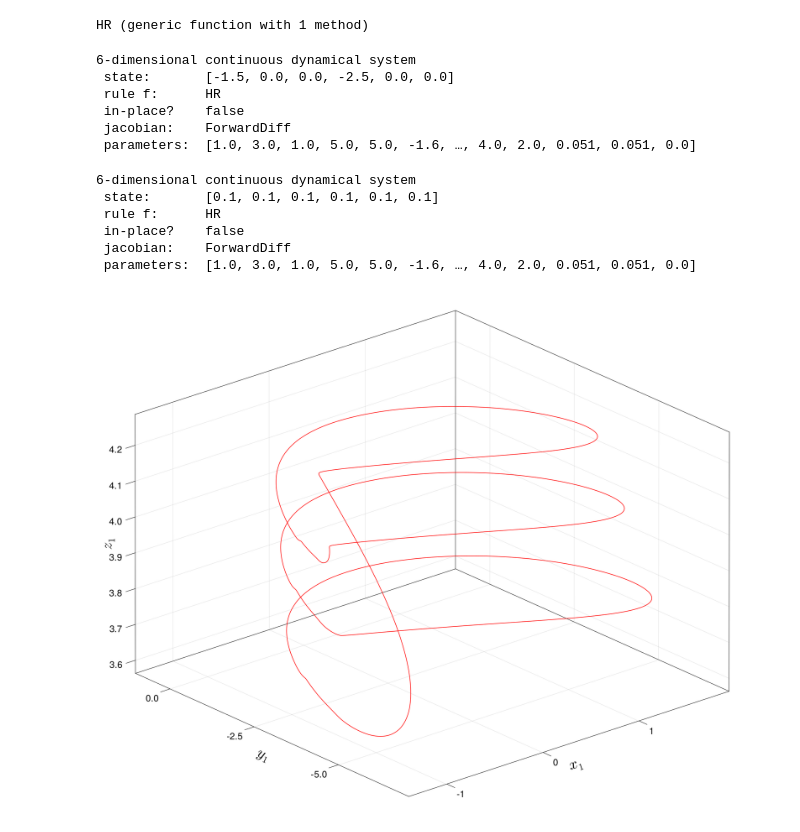
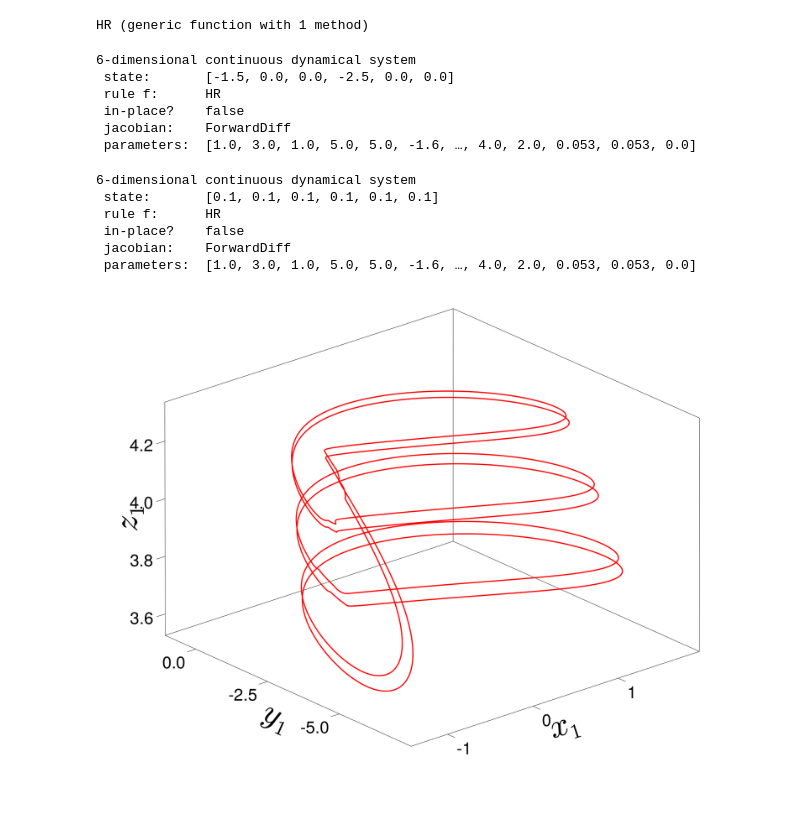
Before and after one commit to SergeyNovak777/dynamical-systems, a Jupyter notebook: Hindmarrh Rose/timeseries, projection/Projection, timeseries for orbit diagram from article.ipynb, the cells around one changed output. Saved outputs shown, nothing was run; the diff lists cells and outputs as text; code cells hidden in the pictures; blank space fills up the shorter version.

```diff
--- a/Hindmarrh Rose/timeseries, projection/Projection, timeseries for orbit diagram from article.ipynb
+++ b/Hindmarrh Rose/timeseries, projection/Projection, timeseries for orbit diagram from article.ipynb
@@ -28,7 +28,7 @@ HR (generic function with 1 method)
 # %%
 a = 1.; b = 3.; c = 1.; d = 5.;
 xr = -1.6; r = 0.01; s = 5.; I = 4.; xv = 2.;
-k1, k2 = 0.051, 0.051;
+k1, k2 = 0.053, 0.053;
 el_link = 0.0
 
 condition1 = SA[-1.5, 0.0, 0.0, -2.5, 0.0, 0.0]
@@ -49,7 +49,7 @@ ds_HR1
  rule f:      HR
  in-place?    false
  jacobian:    ForwardDiff
- parameters:  [1.0, 3.0, 1.0, 5.0, 5.0, -1.6, …, 4.0, 2.0, 0.051, 0.051, 0.0]
+ parameters:  [1.0, 3.0, 1.0, 5.0, 5.0, -1.6, …, 4.0, 2.0, 0.053, 0.053, 0.0]
 # %%
 ds_HR2
 # %% [output]
@@ -58,7 +58,7 @@ ds_HR2
  rule f:      HR
  in-place?    false
  jacobian:    ForwardDiff
- parameters:  [1.0, 3.0, 1.0, 5.0, 5.0, -1.6, …, 4.0, 2.0, 0.051, 0.051, 0.0]
+ parameters:  [1.0, 3.0, 1.0, 5.0, 5.0, -1.6, …, 4.0, 2.0, 0.053, 0.053, 0.0]
 # %%
 tr = trajectory(ds_HR1, 100000, diffeq = (alg = AutoVern9(Rodas5()),
                                                             abstol = 1e-11, reltol = 1e-11,
@@ -90,15 +92,20 @@ z11 = z11[floor(Int, length(z11) / 2):end ];
 # %%
-f = Figure(resolution = (1800, 1400))
+f = Figure(resolution = (2000, 1400))
 ts, tf = 1, 200000
 
-ax = Axis3(f[1, 1], xlabel = L"x_1", ylabel = L"y_1", zlabel = L"z_1",
-xlabelsize = 40, ylabelsize = 40, zlabelsize = 40,
-                xticklabelsize = 25, yticklabelsize = 25, zticklabelsize = 25  )
+ax = Axis3(f[1, 1],
+xlabel = L"x_1", ylabel = L"y_1", zlabel = L"z_1",
+xlabelsize = 100, ylabelsize = 100, zlabelsize = 100,
+xticklabelsize = 50, yticklabelsize = 50, zticklabelsize = 50,
+zticks = range(3.6, 4.2, step = 0.2))
 
-lines!(ax, x1[ts:tf], y1[ts:tf], z1[ts:tf], linewidth = 1.5, color = "red" )
+ax.xgridvisible = false
+ax.ygridvisible = false
+ax.zgridvisible = false
+lines!(ax, x1[ts:tf], y1[ts:tf], z1[ts:tf], linewidth = 3.5, color = "red" )
 
-
+save("red_at_0053.eps", f)
 f
 # %% [output]
-[figure, old version]
+[figure, new version]
 # %%
```
Also changed, not shown: parts of 4 cells of this notebook, 13 other files.
